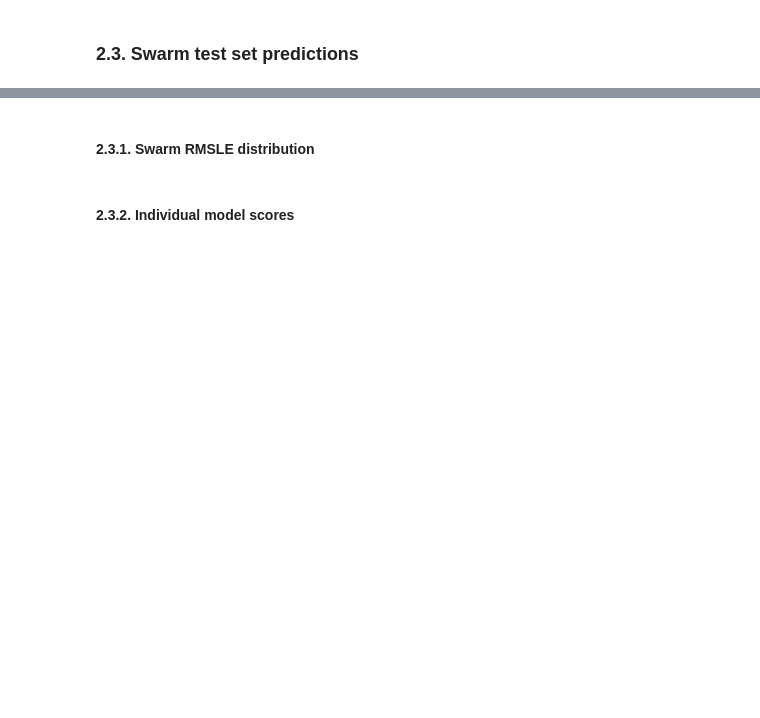
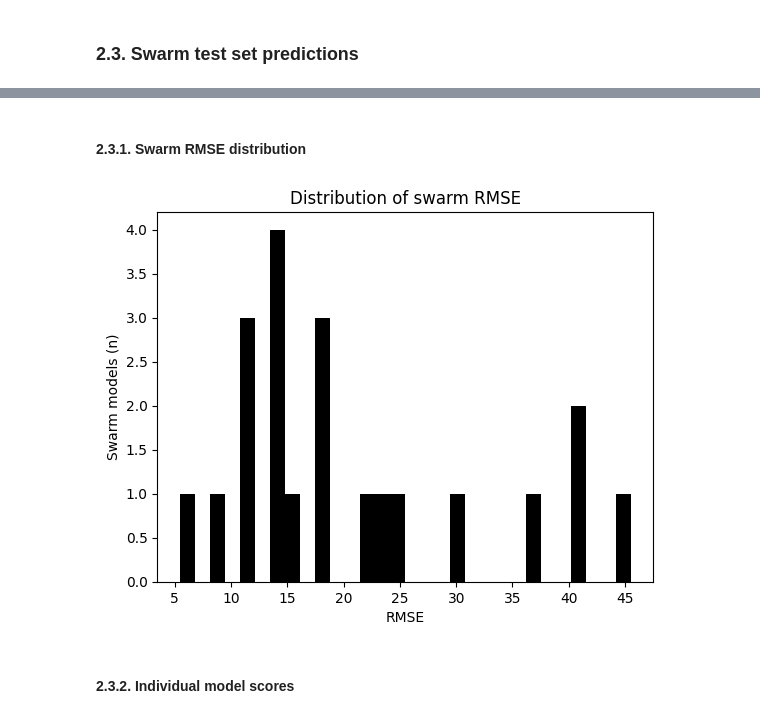
Before and after one commit to gperdrizet/ensembleswarm, a Jupyter notebook: examples/regression_calorie_burn.ipynb, the cells around one changed output, grey strips where cells are left out. Saved outputs shown, nothing was run; the diff lists cells and outputs as text; code cells hidden in the pictures; blank space fills up the shorter version.

```diff
--- a/examples/regression_calorie_burn.ipynb
+++ b/examples/regression_calorie_burn.ipynb
@@ -187,21 +197,22 @@ fig.tight_layout()
 Based on the above results, let's select our models and gridsearch iterations, then optimize over a multi-ensemble swarm using a small sample of the data.
 # %%
 reoptimize_swarm = False
-retrain_swarm = False
-generate_swarm_output = False
+retrain_swarm = True
+generate_swarm_output = True
 
 ensembles = 3
 frac_features = 0.7
 n_steps = 3
-sample_size = 5000
-default_n_iter = 256
+optimization_sample_size = 100
+training_sample_size = 500
+default_n_iter = 16
 
 model_n_iter = {
-    'Neural Net': None,
-    'RBF SVM': 1024,
-    'Random Forest': 2048,
-    'Decision Tree': 1024,
-    'Nearest Neighbors': 1024,
+    'Neural Net': 8,
+    'RBF SVM': 8,
+    'Random Forest': 16,
+    'Decision Tree': 16,
+    'Nearest Neighbors': 4,
 }
 
 models = [
@@ -218,7 +229,7 @@ ensembleset_file = f'calories-{ensembles}-{frac_features}-{n_steps}.h5'
 swarm_directory = 'examples/swarms/calories'
 swarm_optimization_results_file = 'examples/results/calorie_swarm_optimization.csv'
 swarm_output_file = 'examples/results/calorie_swarm_output.csv'
-swarm_rmsle_file = 'examples/results/calorie_swarm_rmsle.csv'
+swarm_rmse_file = 'examples/results/calorie_swarm_rmse.csv'
 # %% [markdown]
 #### 2.2.1. Create the ensembleset
 # %%
@@ -243,3 +254,9 @@ if Path(f'examples/ensemblesets/{ensembleset_file}').is_file() is False:
+# %%
+swarm = Swarm(
+    ensembleset=f'examples/ensemblesets/{ensembleset_file}',
+    swarm_directory=swarm_directory,
+    model_types=models
+)
 # %%
 %%time
 
@@ -276,5 +286,5 @@ Now we use the per-model and per-ensemble hyperparameters optimized on a small s
 if retrain_swarm is True:
 
     swarm.train_swarm(
-        model_types=models
+        sample=training_sample_size
     )
@@ -342,11 +316,13 @@ Generating test output for ensemble 1, model 1
 # %% [markdown]
-#### 2.3.1. Swarm RMSLE distribution
+#### 2.3.1. Swarm RMSE distribution
 # %%
-plt.title('Distribution of swarm RMSLE')
-plt.hist(swarm_rmsle_df['RMSLE'], color='black', bins=30)
-plt.xlabel('RMSLE')
+plt.title('Distribution of swarm RMSE')
+plt.hist(swarm_rmse_df['RMSE'], color='black', bins=30)
+plt.xlabel('RMSE')
 plt.ylabel('Swarm models (n)')
 plt.show()
+# %% [output]
+[figure, added]
 # %% [markdown]
 #### 2.3.2. Individual model scores
 # %%
```
Also changed, not shown: parts of 14 cells of this notebook, 4 other files.
